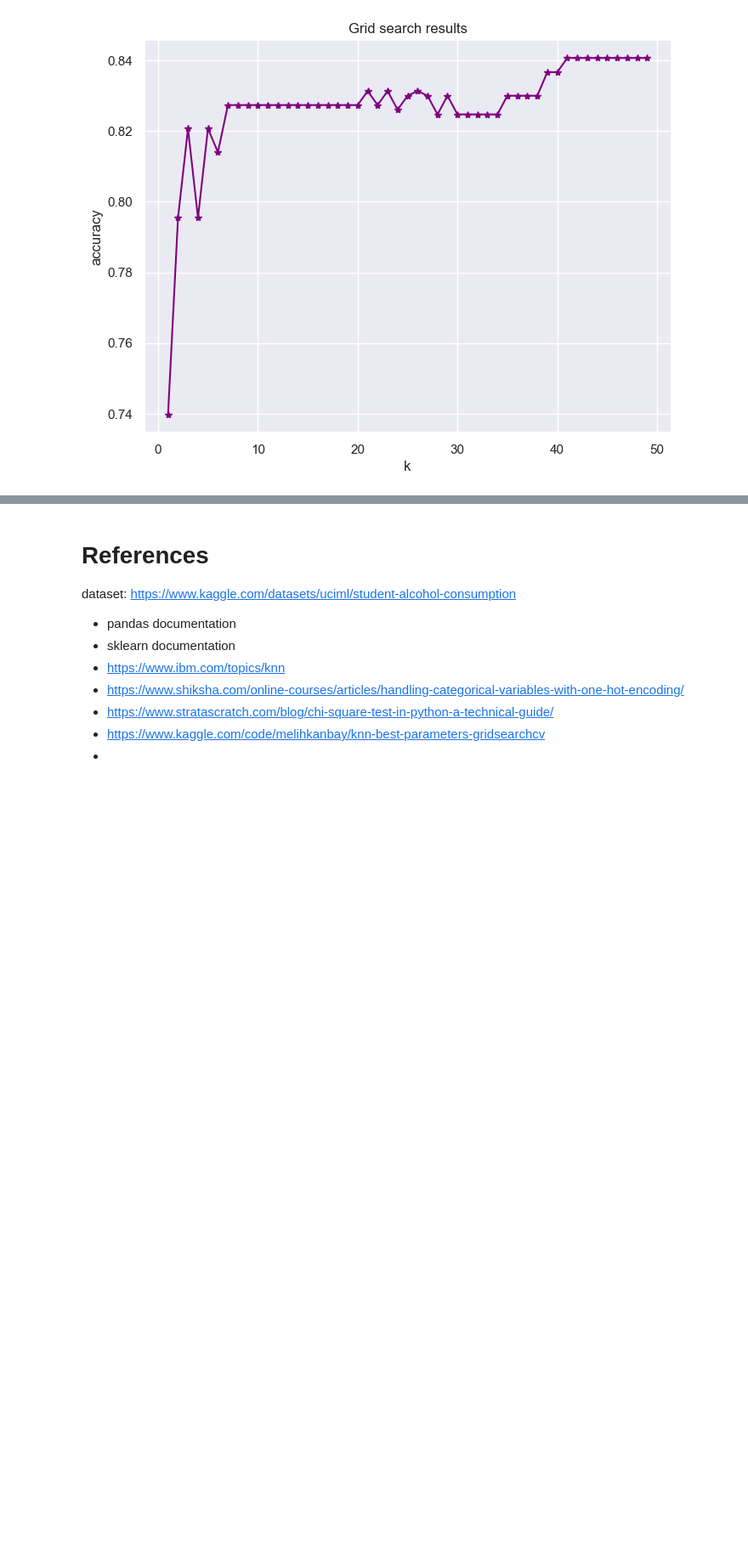
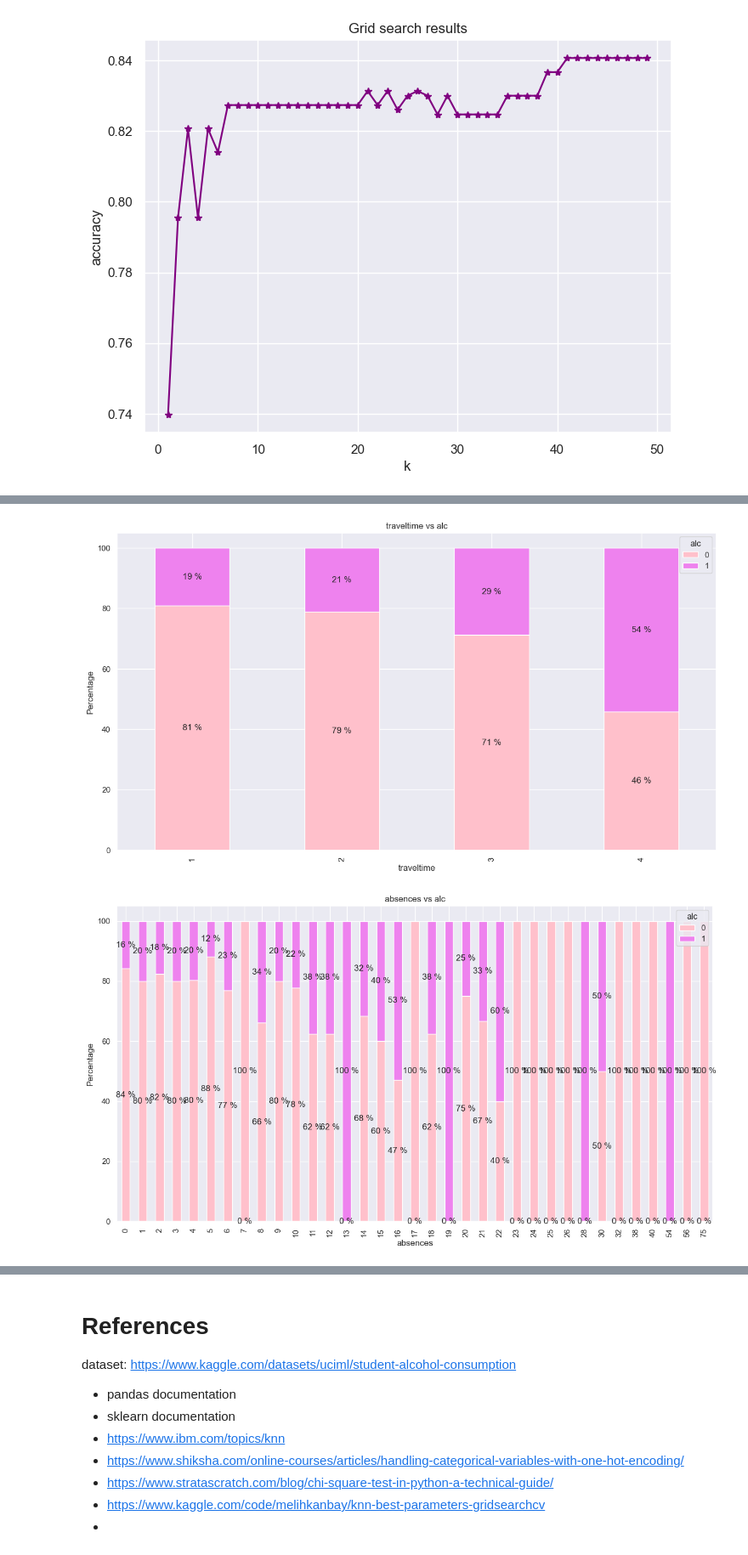
Before and after one commit to ijethmal/sc1015-asg, a Jupyter notebook: MAIN (naive bayes corrected).ipynb, the cells around one changed output, grey strips where cells are left out. Shown at 85% size. Cells and saved outputs as stored; diff of their text form; code cells hidden in the pictures; blank space fills up the shorter version.

```diff
--- a/MAIN (naive bayes corrected).ipynb
+++ b/MAIN (naive bayes corrected).ipynb
@@ -593,13 +602,6 @@ Precision:  0.0
 # %%
-features = students1.drop(columns=['alc', 'id', 'age', 'sex', 'health']) # Extract features by removing the target variable 'alc'
+features = students1[['traveltime', 'absences', 'freetime', 'goout', 'internet', 'romantic', 'sex', 'studytime', 'famsup', 'higher', 'reason', 'age']] # Extract features by removing the target variable 'alc'
 target = students1['alc'] # Define the target variable 'alc'
-
-# Encode categorical variables
-categorical_cols = features.select_dtypes(include=['object']).columns # Identify categorical columns
-label_encoders = {} # Initialize dictionary to store label encoders for each categorical column
-for col in categorical_cols:
-    label_encoders[col] = LabelEncoder() # Initialize label encoder for each categorical column
-    features[col] = label_encoders[col].fit_transform(features[col]) # Encode categorical column
 
 # Split the data into training and testing sets
 X_train, X_test, y_train, y_test = train_test_split(features, target, random_state=42) # Default split 75:25
@@ -719,0 +772,30 @@ Predictor Variables: ['school', 'sex', 'age', 'address', 'famsize', 'Pstatus', '
+# %%
+#plot a graph for each column against alc
+# add percentages to each bar
+
+def plotColumnAgainstAlc(col):
+    cross_tab = pd.crosstab(index=students[col], columns=students1['alc'])
+    cross_tab_percent = cross_tab.div(cross_tab.sum(axis=1), axis=0) * 100  # Calculate percentages
+
+    ax = cross_tab_percent.plot(kind='bar', stacked=True, figsize=(15,8), color=['pink','violet'])
+    plt.title(f'{col} vs alc')
+    plt.ylabel('Percentage')
+    plt.xlabel(col)
+
+    # Annotate bars with percentages
+    for p in ax.patches:
+        width, height = p.get_width(), p.get_height()
+        x, y = p.get_xy()
+        ax.text(x+width/2,
+                y+height/2,
+                '{:.0f} %'.format(height),
+                horizontalalignment='center',
+                verticalalignment='center')
+
+    plt.show()
+
+for col in ['traveltime', 'absences', 'freetime', 'goout', 'internet', 'romantic', 'sex', 'studytime', 'famsup', 'higher', 'reason', 'age']:
+    plotColumnAgainstAlc(col)
+# %% [output]
+[figure, added]
+[figure, added]
```
Also changed, not shown: parts of 22 cells of this notebook.
